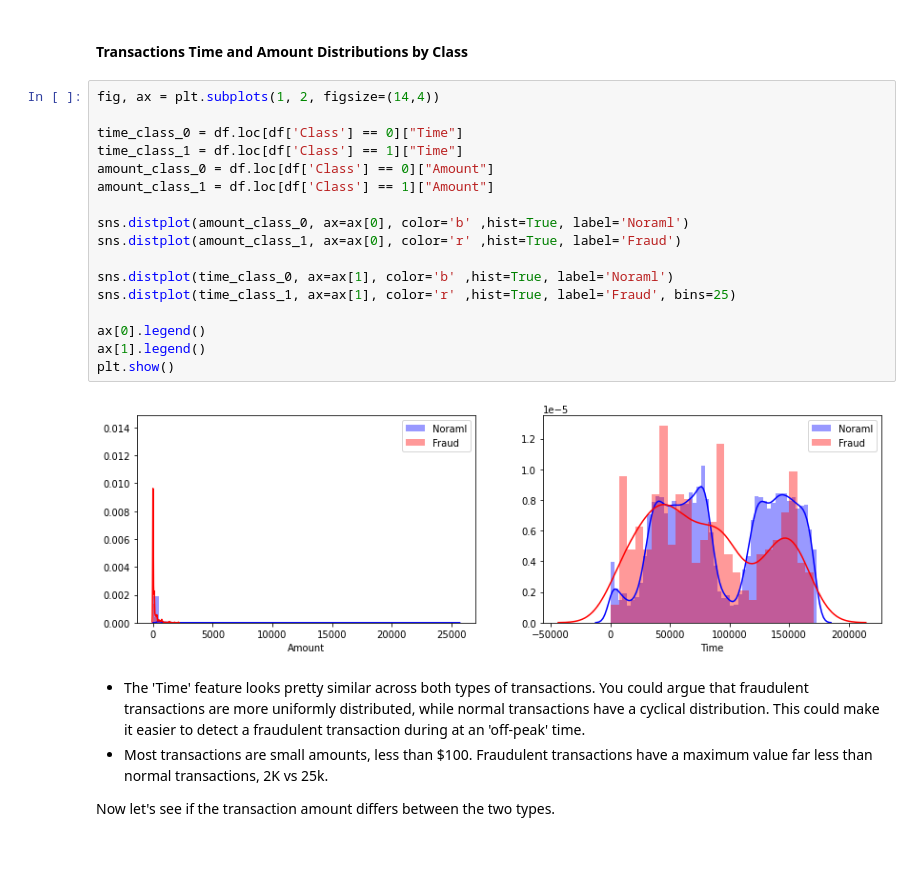
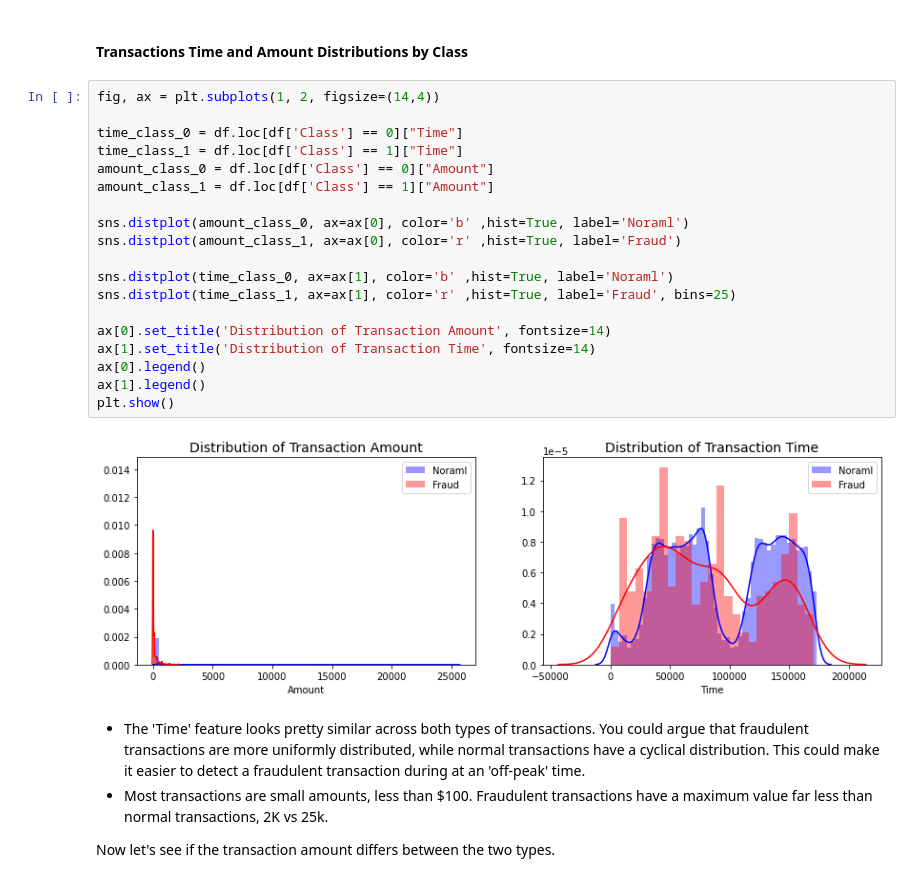
Before and after one commit to shon-otmazgin/transactions-anomaly-detection-unsupervised-learning, a Jupyter notebook: notebooks/Transactions Anomaly Detection with Unsupervised Learning .ipynb, the cells around one changed output. Saved outputs shown, nothing was run; the diff lists cells and outputs as text; blank space fills up the shorter version.

```diff
--- a/notebooks/Transactions Anomaly Detection with Unsupervised Learning .ipynb
+++ b/notebooks/Transactions Anomaly Detection with Unsupervised Learning .ipynb
@@ -126,22 +123,24 @@ plt.show()
 # %%
 fig, ax = plt.subplots(1, 2, figsize=(14,4))
 
 time_class_0 = df.loc[df['Class'] == 0]["Time"]
 time_class_1 = df.loc[df['Class'] == 1]["Time"]
 amount_class_0 = df.loc[df['Class'] == 0]["Amount"]
 amount_class_1 = df.loc[df['Class'] == 1]["Amount"]
 
 sns.distplot(amount_class_0, ax=ax[0], color='b' ,hist=True, label='Noraml')
 sns.distplot(amount_class_1, ax=ax[0], color='r' ,hist=True, label='Fraud')
 
 sns.distplot(time_class_0, ax=ax[1], color='b' ,hist=True, label='Noraml')
 sns.distplot(time_class_1, ax=ax[1], color='r' ,hist=True, label='Fraud', bins=25)
 
+ax[0].set_title('Distribution of Transaction Amount', fontsize=14)
+ax[1].set_title('Distribution of Transaction Time', fontsize=14)
 ax[0].legend()
 ax[1].legend()
 plt.show()
 # %% [output]
-[figure, old version]
+[figure, new version]
 # %% [markdown]
 - The 'Time' feature looks pretty similar across both types of transactions. You could argue that fraudulent transactions are more uniformly distributed, while normal transactions have a cyclical distribution. This could make it easier to detect a fraudulent transaction during at an 'off-peak' time.
 - Most transactions are small amounts, less than $100. Fraudulent transactions have a maximum value far less than normal transactions, 2K vs 25k.
```
Also changed, not shown: parts of 23 cells of this notebook.
